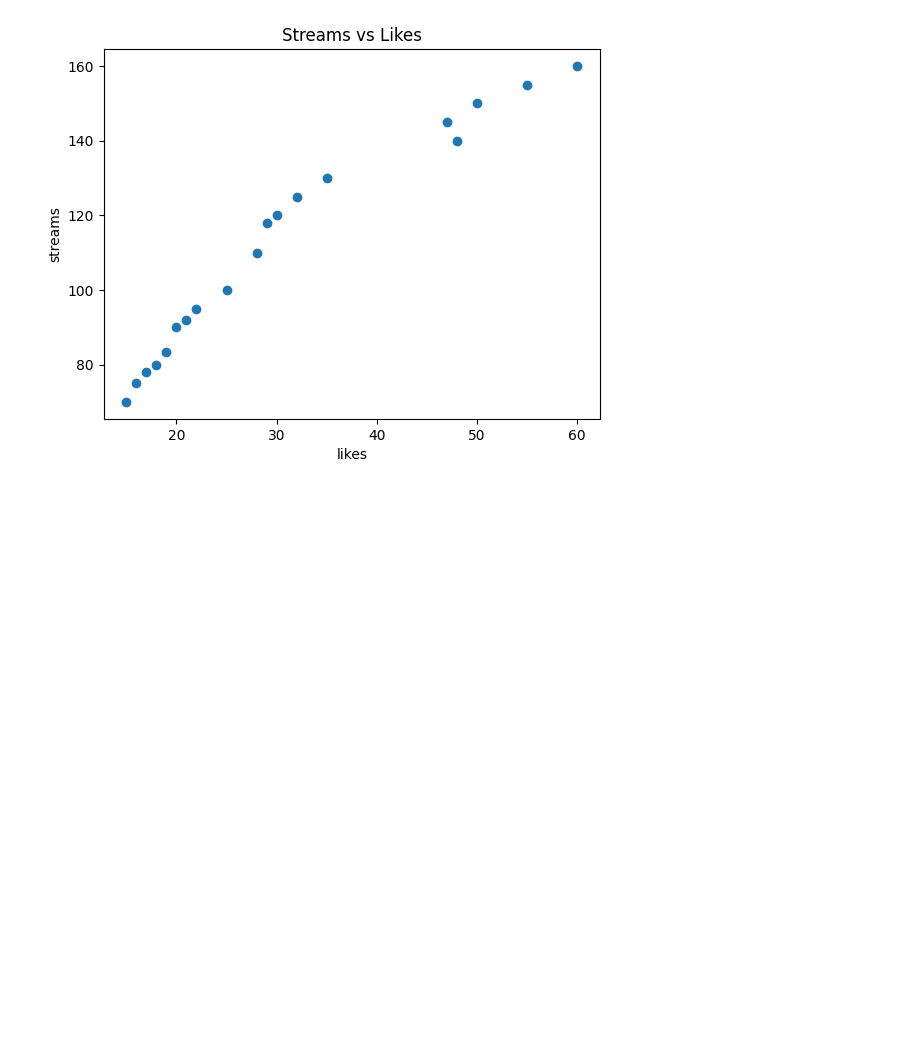
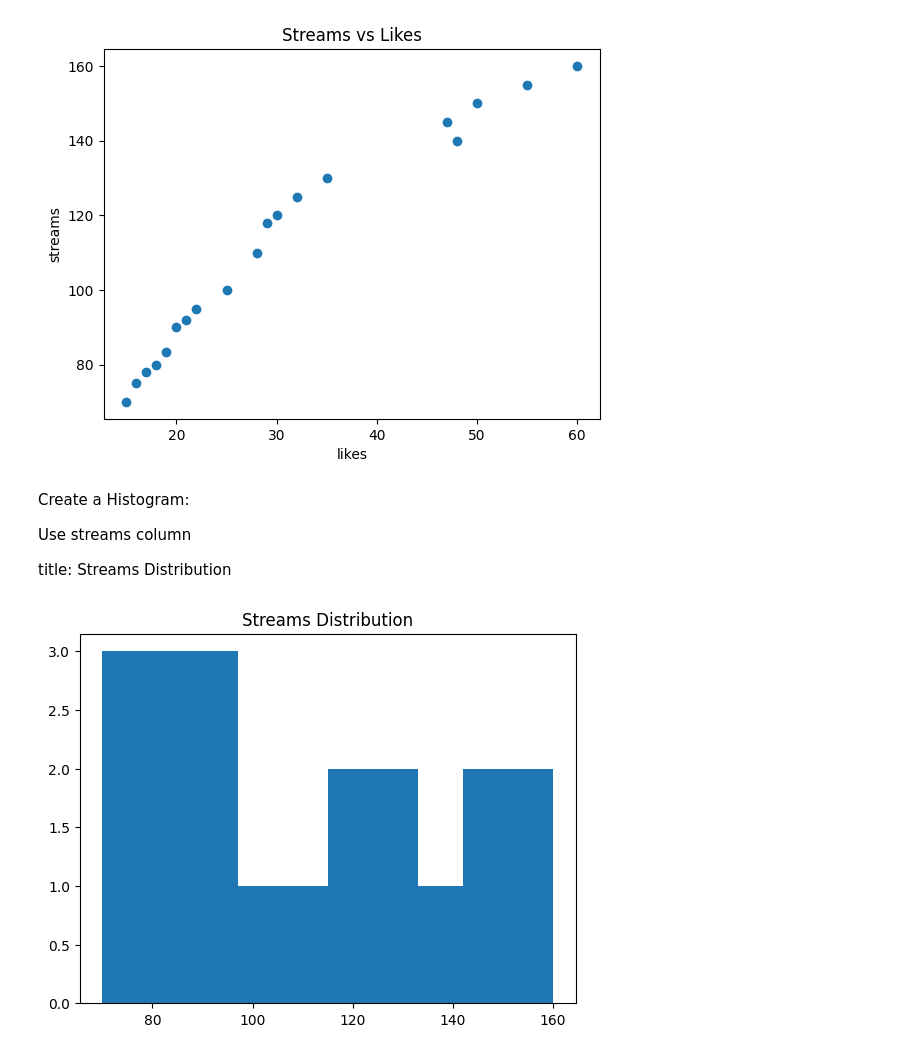
Before and after one commit to jfraz757/DA_M2_CodingExercises, a Jupyter notebook: w2_exercises.ipynb, the cells around one changed output. Saved outputs shown, nothing was run; the diff lists cells and outputs as text; code cells hidden in the pictures; blank space fills up the shorter version.

Commit message:
Created a Histogram

```diff
--- a/w2_exercises.ipynb
+++ b/w2_exercises.ipynb
@@ -84,3 +84,19 @@ plt.ylabel("streams")
 plt.show()
 # %% [output]
 [figure]
+# %% [markdown]
+Create a Histogram:
+
+Use streams column
+
+title: Streams Distribution
+# %%
+plt.hist(
+    df['streams']
+)
+
+plt.title('Streams Distribution')
+
+plt.show()
+# %% [output]
+[figure, added]
```
